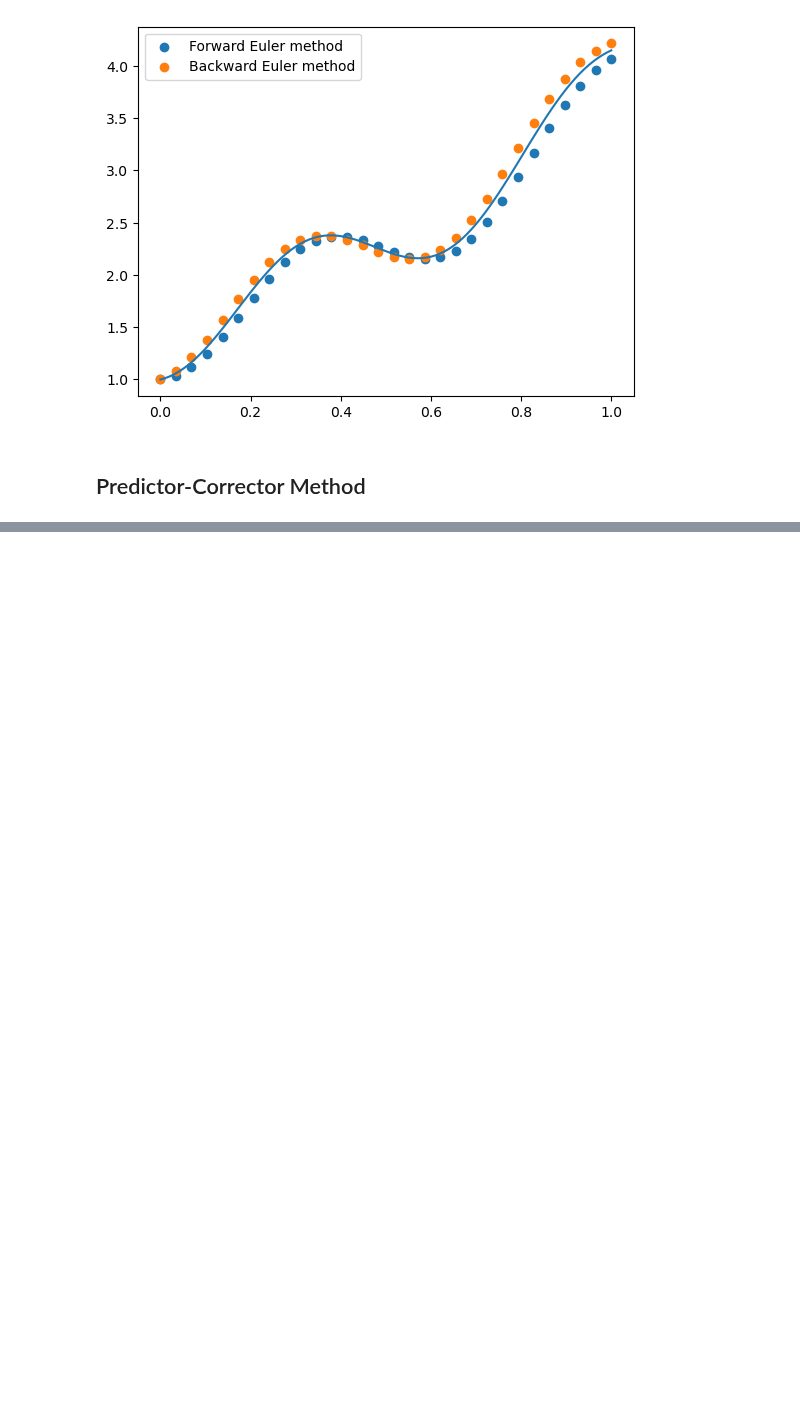
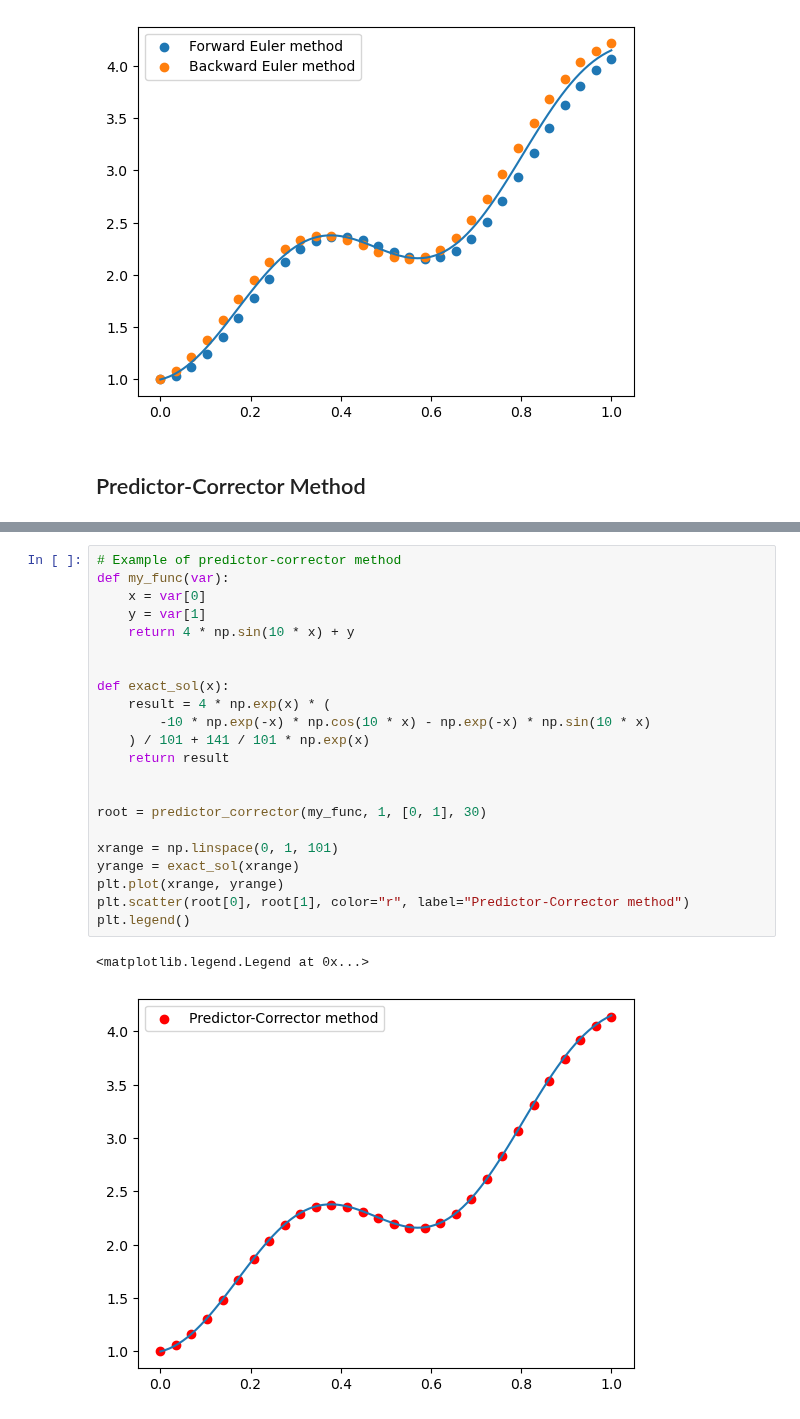
Before and after one commit to HyuntaeKR/numanal2023, a Jupyter notebook: ode.ipynb, the cells around one changed output, grey strips where cells are left out. Saved outputs shown, nothing was run; the diff lists cells and outputs as text; blank space fills up the shorter version.

Commit message:
Add predictor-corrector

```diff
--- a/ode.ipynb
+++ b/ode.ipynb
@@ -79,0 +106,25 @@ plt.legend()
+# %%
+# Example of predictor-corrector method
+def my_func(var):
+    x = var[0]
+    y = var[1]
+    return 4 * np.sin(10 * x) + y
+
+
+def exact_sol(x):
+    result = 4 * np.exp(x) * (
+        -10 * np.exp(-x) * np.cos(10 * x) - np.exp(-x) * np.sin(10 * x)
+    ) / 101 + 141 / 101 * np.exp(x)
+    return result
+
+
+root = predictor_corrector(my_func, 1, [0, 1], 30)
+
+xrange = np.linspace(0, 1, 101)
+yrange = exact_sol(xrange)
+plt.plot(xrange, yrange)
+plt.scatter(root[0], root[1], color="r", label="Predictor-Corrector method")
+plt.legend()
+# %% [output]
+<matplotlib.legend.Legend at 0x...>
+[figure, added]
```
Also changed, not shown: parts of 2 cells of this notebook.
